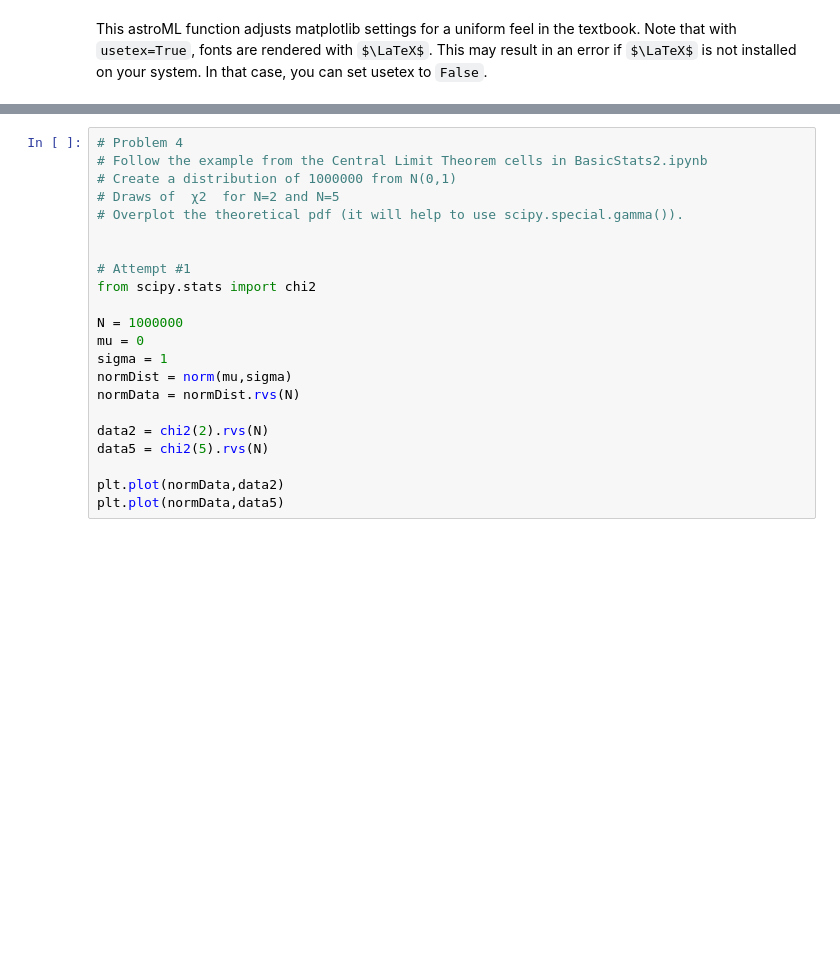
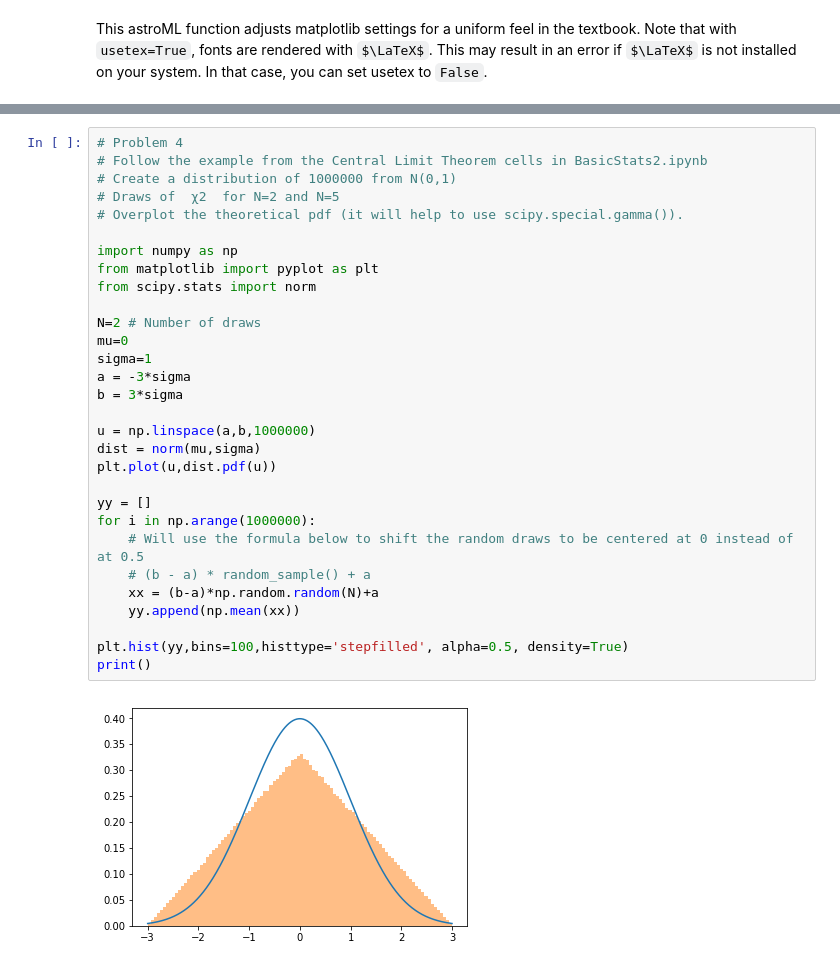
Before and after one commit to PHYST480/homeworks-teunissenem, a Jupyter notebook: PHYST480-F18-HW1-EricTeunissen.ipynb, the cells around one changed output, grey strips where cells are left out. Cells and saved outputs as stored; diff of their text form; some formulas as TeX source; blank space fills up the shorter version.

```diff
--- a/PHYST480-F18-HW1-EricTeunissen.ipynb
+++ b/PHYST480-F18-HW1-EricTeunissen.ipynb
@@ -111,22 +120,32 @@ print("Scott's Binsize:",str(binsizeScott))
 # %%
 # Problem 4
 # Follow the example from the Central Limit Theorem cells in BasicStats2.ipynb
 # Create a distribution of 1000000 from N(0,1)
 # Draws of  χ2  for N=2 and N=5
 # Overplot the theoretical pdf (it will help to use scipy.special.gamma()).
 
+import numpy as np
+from matplotlib import pyplot as plt
+from scipy.stats import norm
 
-# Attempt #1
-from scipy.stats import chi2
+N=2 # Number of draws
+mu=0
+sigma=1
+a = -3*sigma
+b = 3*sigma
 
-N = 1000000
-mu = 0
-sigma = 1
-normDist = norm(mu,sigma)
-normData = normDist.rvs(N)
+u = np.linspace(a,b,1000000)
+dist = norm(mu,sigma)
+plt.plot(u,dist.pdf(u))
 
-data2 = chi2(2).rvs(N)
-data5 = chi2(5).rvs(N)
+yy = []
+for i in np.arange(1000000):
+    # Will use the formula below to shift the random draws to be centered at 0 instead of at 0.5
+    # (b - a) * random_sample() + a
+    xx = (b-a)*np.random.random(N)+a
+    yy.append(np.mean(xx))
 
-plt.plot(normData,data2)
-plt.plot(normData,data5)
+plt.hist(yy,bins=100,histtype='stepfilled', alpha=0.5, density=True)
+print()
+# %% [output]
+[figure, added]
```
Also changed, not shown: parts of 5 cells of this notebook.
